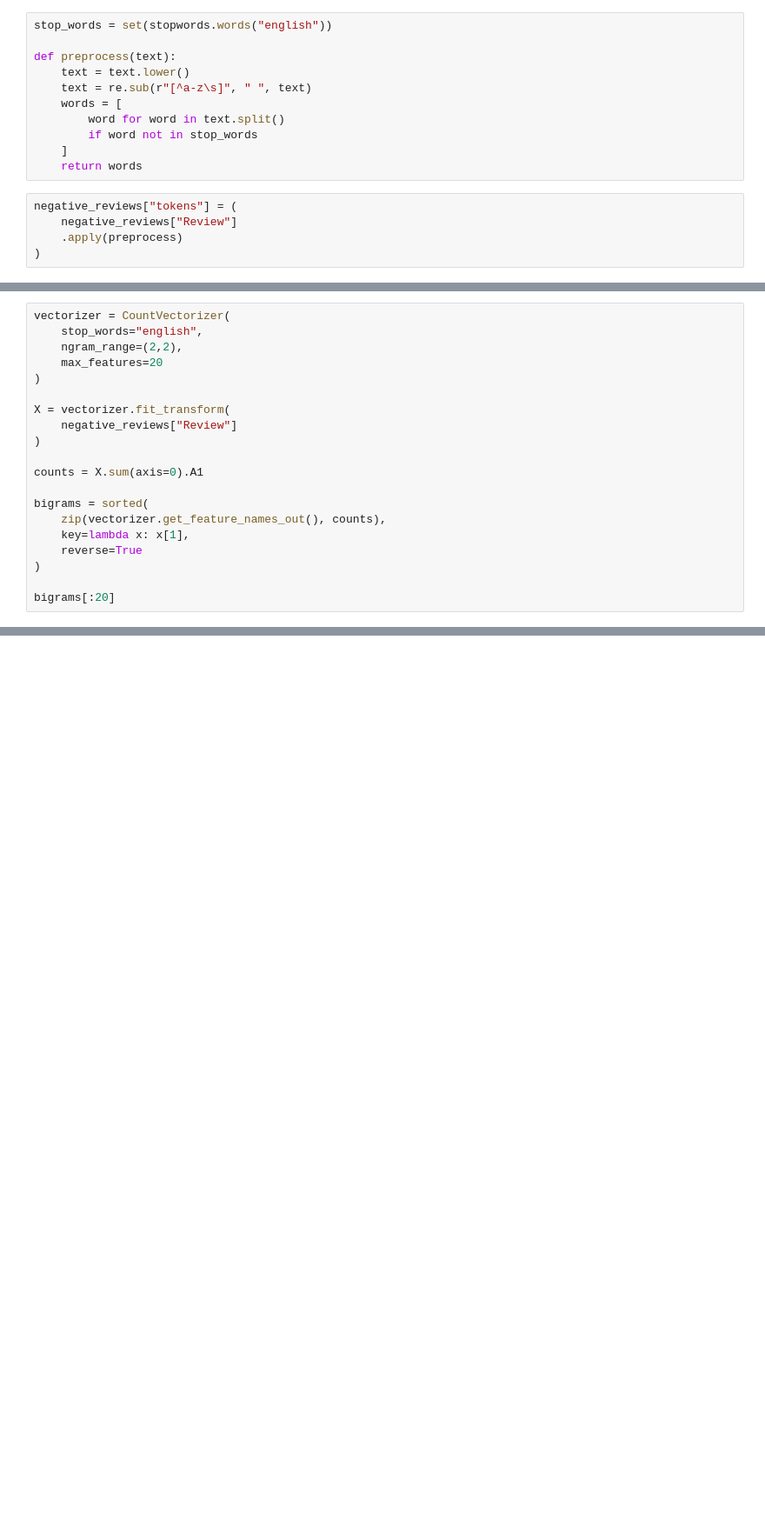
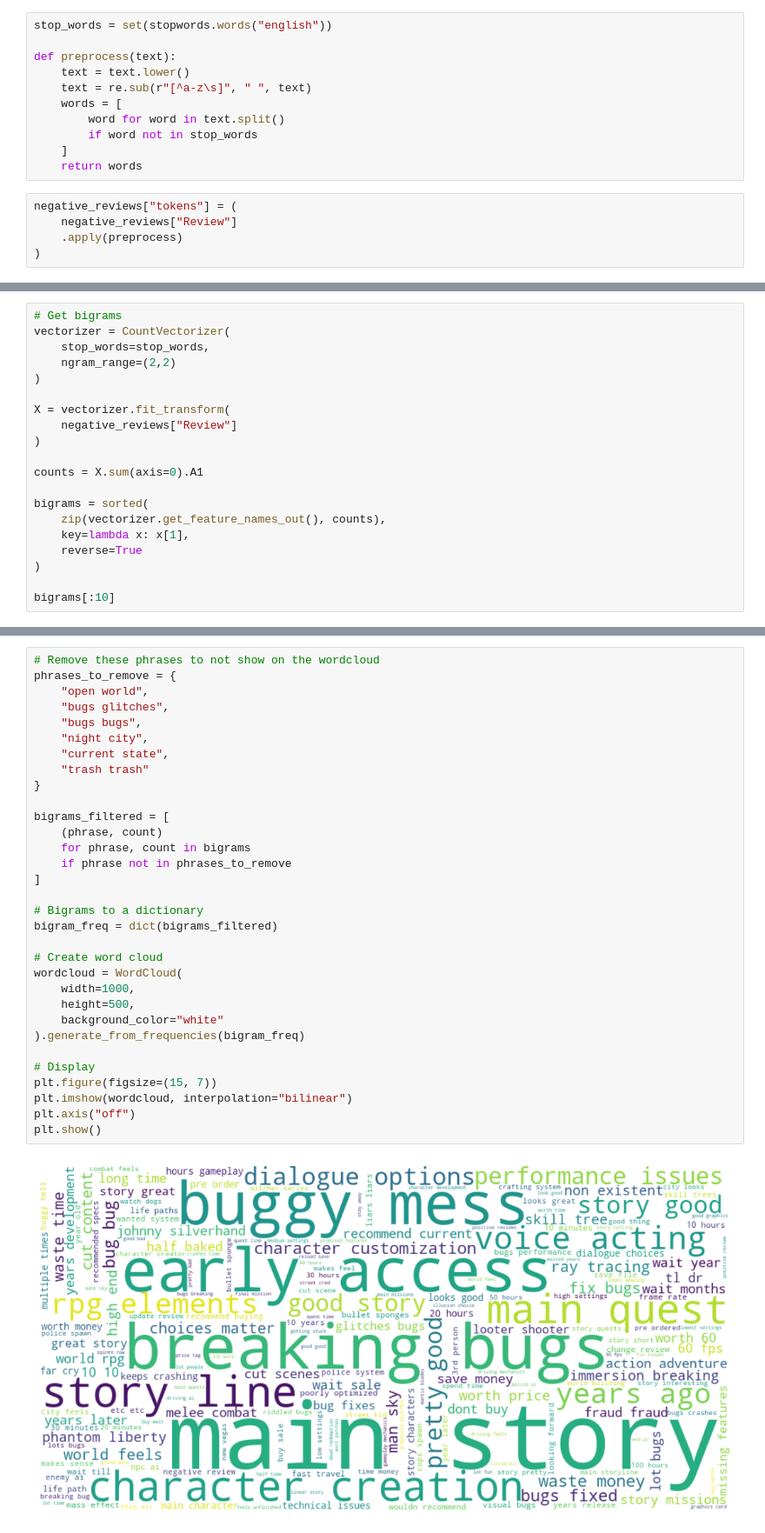
Before and after one commit to jjrbf/IAT461-Assignment4, a Jupyter notebook: iat461_a4_johannferrera_301601581.ipynb, the cells around one changed output, grey strips where cells are left out. Shown at 87% size. Drawn from its saved outputs; the diff is of its cells as text; blank space fills up the shorter version.

```diff
--- a/iat461_a4_johannferrera_301601581.ipynb
+++ b/iat461_a4_johannferrera_301601581.ipynb
@@ -754,8 +785,8 @@ There are some interesting topics to look into like "story", "world", or "ai", b
 # %%
+# Get bigrams
 vectorizer = CountVectorizer(
-    stop_words="english",
-    ngram_range=(2,2),
-    max_features=20
+    stop_words=stop_words,
+    ngram_range=(2,2)
 )
 
 X = vectorizer.fit_transform(
@@ -770,5 +801,5 @@ bigrams = sorted(
     reverse=True
 )
 
-bigrams[:20]
+bigrams[:10]
 # %% [output]
@@ -795 +818,35 @@ bigrams[:20]
+# %%
+# Remove these phrases to not show on the wordcloud
+phrases_to_remove = {
+    "open world",
+    "bugs glitches",
+    "bugs bugs",
+    "night city",
+    "current state",
+    "trash trash"
+}
+
+bigrams_filtered = [
+    (phrase, count)
+    for phrase, count in bigrams
+    if phrase not in phrases_to_remove
+]
+
+# Bigrams to a dictionary
+bigram_freq = dict(bigrams_filtered)
+
+# Create word cloud
+wordcloud = WordCloud(
+    width=1000,
+    height=500,
+    background_color="white"
+).generate_from_frequencies(bigram_freq)
+
+# Display
+plt.figure(figsize=(15, 7))
+plt.imshow(wordcloud, interpolation="bilinear")
+plt.axis("off")
+plt.show()
+# %% [output]
+[figure, added]
 # %% [markdown]
```
Also changed, not shown: parts of 25 cells of this notebook.
